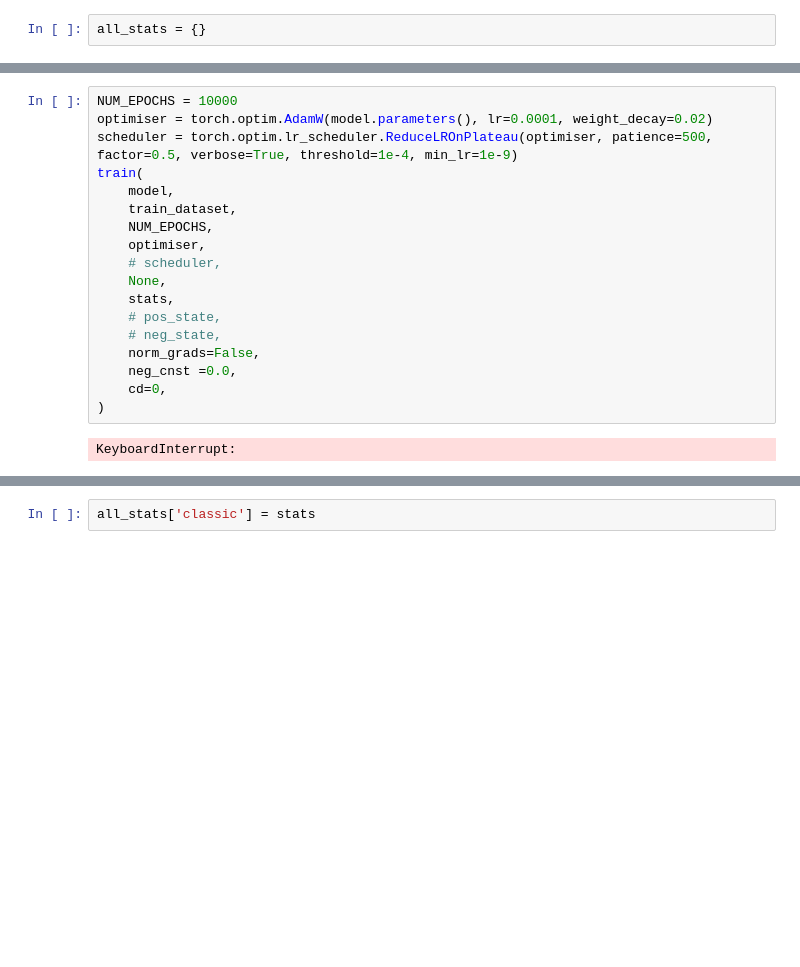
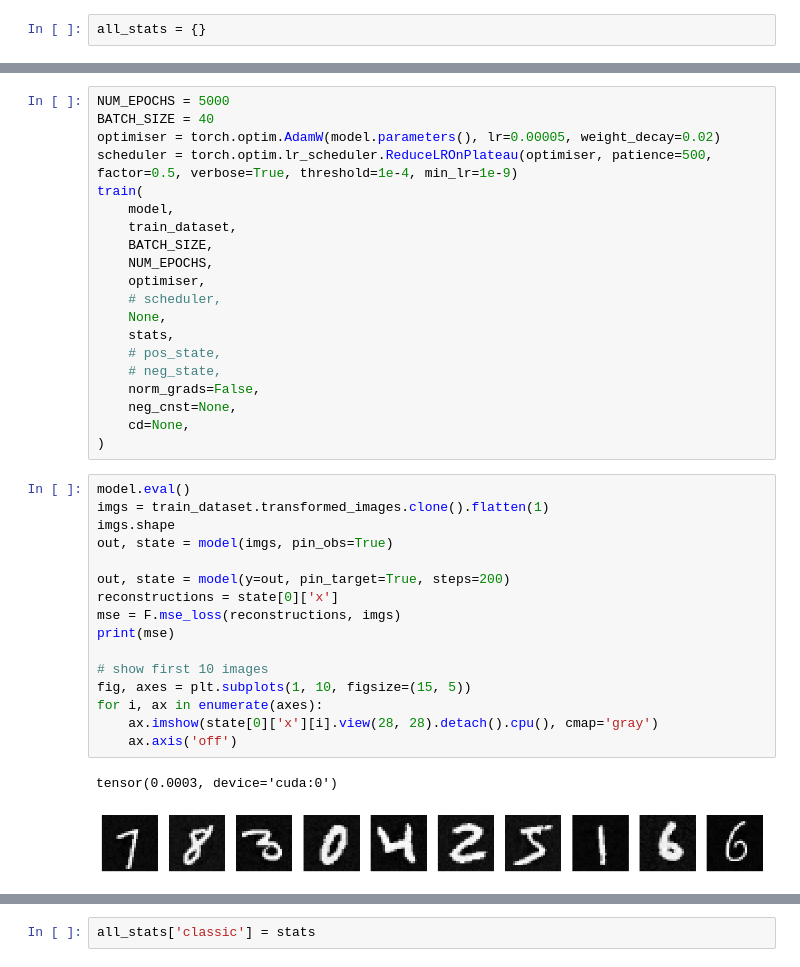
Before and after one commit to joeagriffith/pclib, a Jupyter notebook: examples/mnist/fc_iPC/unsupervised.ipynb, the cells around one changed output, grey strips where cells are left out. Cells and saved outputs as stored; diff of their text form; blank space fills up the shorter version.

```diff
--- a/examples/mnist/fc_iPC/unsupervised.ipynb
+++ b/examples/mnist/fc_iPC/unsupervised.ipynb
@@ -183,12 +195,14 @@ stats = {
 # pos_state = model.init_state(train_dataset.transformed_images.flatten(1).clone())
 # neg_state = model.init_state(train_dataset.transformed_images.flatten(1).clone())
 # %%
-NUM_EPOCHS = 10000
-optimiser = torch.optim.AdamW(model.parameters(), lr=0.0001, weight_decay=0.02)
+NUM_EPOCHS = 5000
+BATCH_SIZE = 40
+optimiser = torch.optim.AdamW(model.parameters(), lr=0.00005, weight_decay=0.02)
 scheduler = torch.optim.lr_scheduler.ReduceLROnPlateau(optimiser, patience=500, factor=0.5, verbose=True, threshold=1e-4, min_lr=1e-9)
 train(
     model,
     train_dataset,
+    BATCH_SIZE,
     NUM_EPOCHS,
     optimiser,
     # scheduler,
@@ -197,8 +211,25 @@ train(
     # pos_state,
     # neg_state,
     norm_grads=False,
-    neg_cnst =0.0,
-    cd=0,
+    neg_cnst=None,
+    cd=None,
 )
-# %% [output]
-KeyboardInterrupt:
+# %%
+model.eval()
+imgs = train_dataset.transformed_images.clone().flatten(1)
+imgs.shape
+out, state = model(imgs, pin_obs=True)
+
+out, state = model(y=out, pin_target=True, steps=200)
+reconstructions = state[0]['x']
+mse = F.mse_loss(reconstructions, imgs)
+print(mse)
+
+# show first 10 images
+fig, axes = plt.subplots(1, 10, figsize=(15, 5))
+for i, ax in enumerate(axes):
+    ax.imshow(state[0]['x'][i].view(28, 28).detach().cpu(), cmap='gray')
+    ax.axis('off')
+# %% [output]
+tensor(0.0003, device='cuda:0')
+[figure, added]
```
Also changed, not shown: parts of 13 cells of this notebook.
